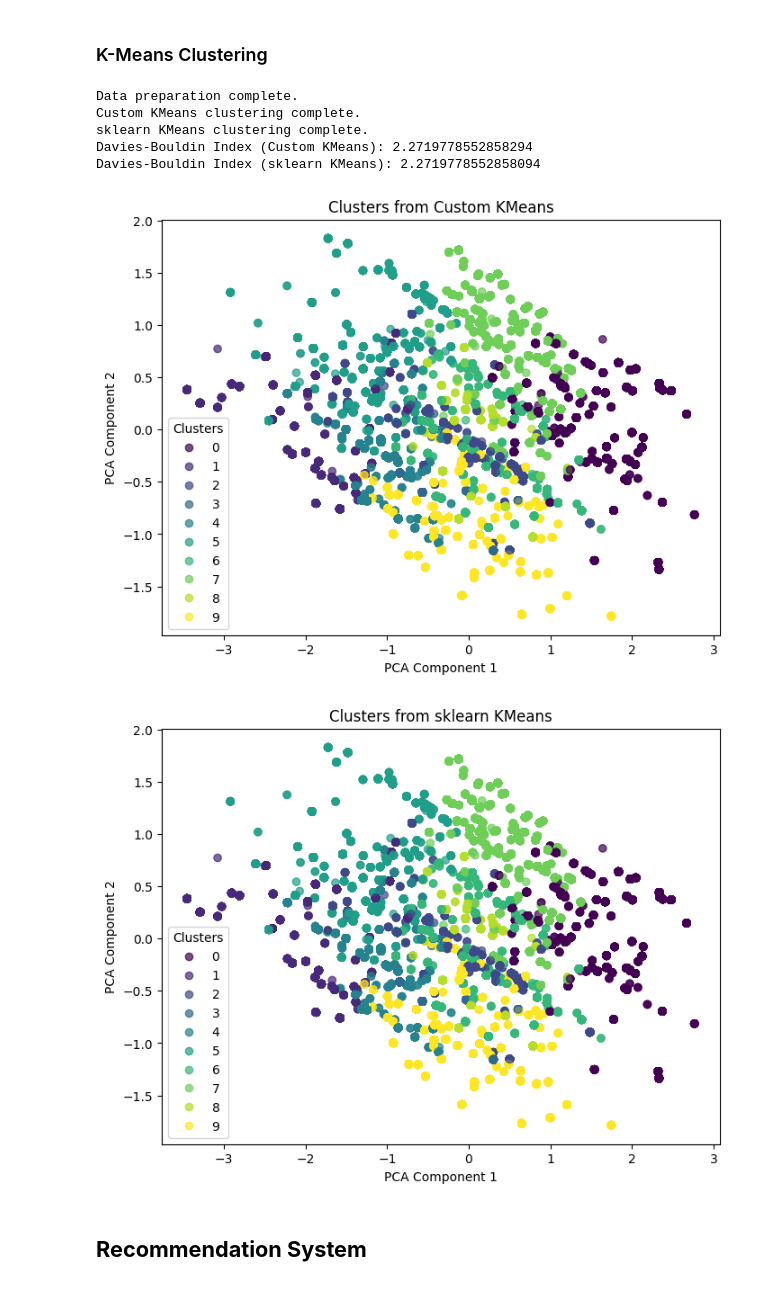
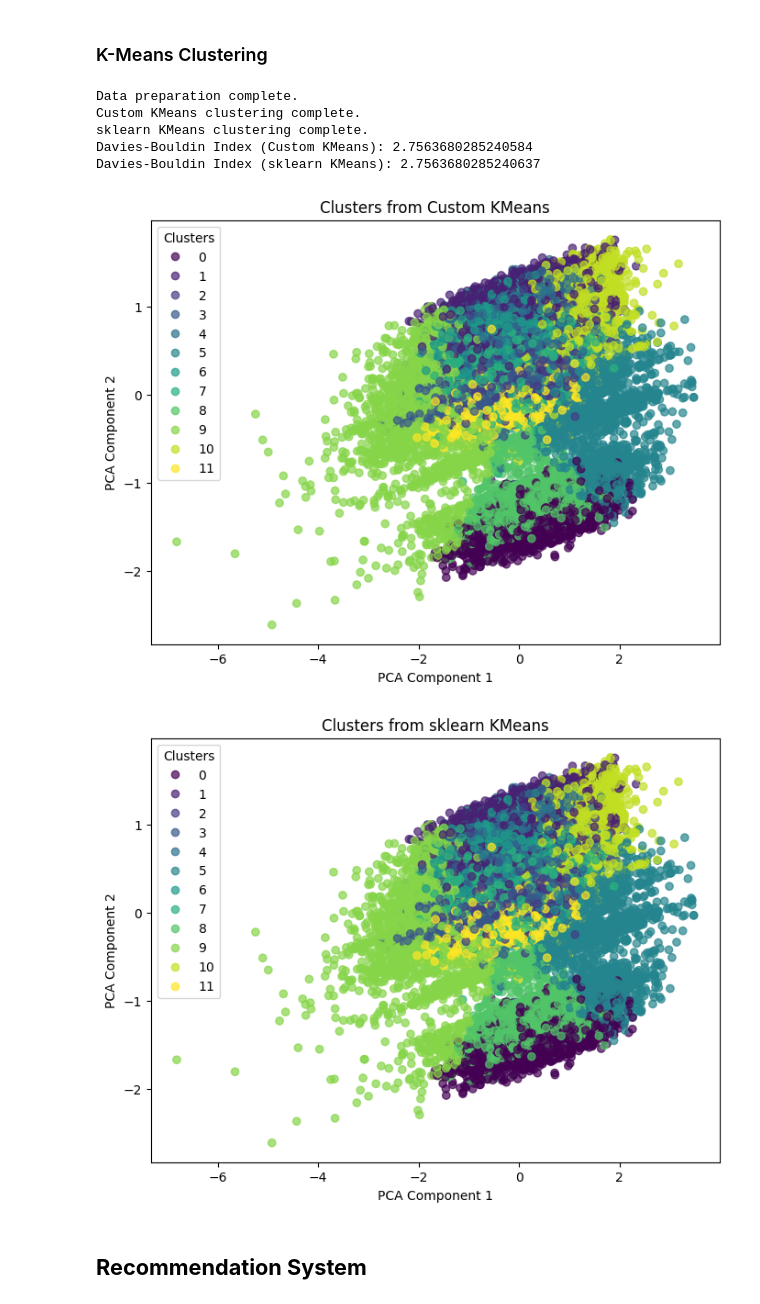
Before and after one commit to albert-moller/BookRecommender, a Jupyter notebook: recommendation_system.ipynb, the cells around one changed output. Saved outputs shown, nothing was run; the diff lists cells and outputs as text; code cells hidden in the pictures.

Commit message:
new datasets

```diff
--- a/recommendation_system.ipynb
+++ b/recommendation_system.ipynb
@@ -107,13 +107,22 @@ class GoodreadsDataset:
         else:
             print(f"Dataset CSV file already exists.")
 # %%
-filepath = os.path.join("./data", "goodreads_dataset.csv")
+filepath = os.path.join("./data", "books_1.Best_Books_Ever.csv")
 
 if not os.path.exists(filepath):
-    dataset = GoodreadsDataset("./data", 10)
+    dataset = GoodreadsDataset("./data", 100)
     dataset.main()
 
 dataset_df = pd.read_csv(filepath)
+
+if filepath == os.path.join("./data", "books_1.Best_Books_Ever.csv"):
+    dataset_df = dataset_df.rename(columns={
+    'title': 'Title',
+    'author': 'Author',
+    'rating': 'Rating',
+    'genres': 'Genres'
+    })
+    dataset_df = dataset_df[['Title', 'Author', 'Rating', 'Genres']]
 # %%
 dataset_df.head(10)
 # %% [output]
@@ -842,18 +798,18 @@ class KMeansClustering:
         self.visualize_clusters(self.sklearn_labels, "Clusters from sklearn KMeans")
 # %%
 # Initialize the clustering class
-clustering = KMeansClustering(train_data, n_clusters=10, random_state=42)
+clustering = KMeansClustering(train_data, n_clusters=12, random_state=42)
 
 # Run all steps
 clustering.run_all()
 # %% [output]
 Data preparation complete.
 Custom KMeans clustering complete.
 sklearn KMeans clustering complete.
-Davies-Bouldin Index (Custom KMeans): 2.2719778552858294
-Davies-Bouldin Index (sklearn KMeans): 2.2719778552858094
+Davies-Bouldin Index (Custom KMeans): 2.7563680285240584
+Davies-Bouldin Index (sklearn KMeans): 2.7563680285240637
-[figure, old version]
+[figure, new version]
-[figure, old version]
+[figure, new version]
 # %% [markdown]
 ## **Recommendation System**
 # %% [markdown]
```
Also changed, not shown: parts of 9 cells of this notebook, 2 other files.
